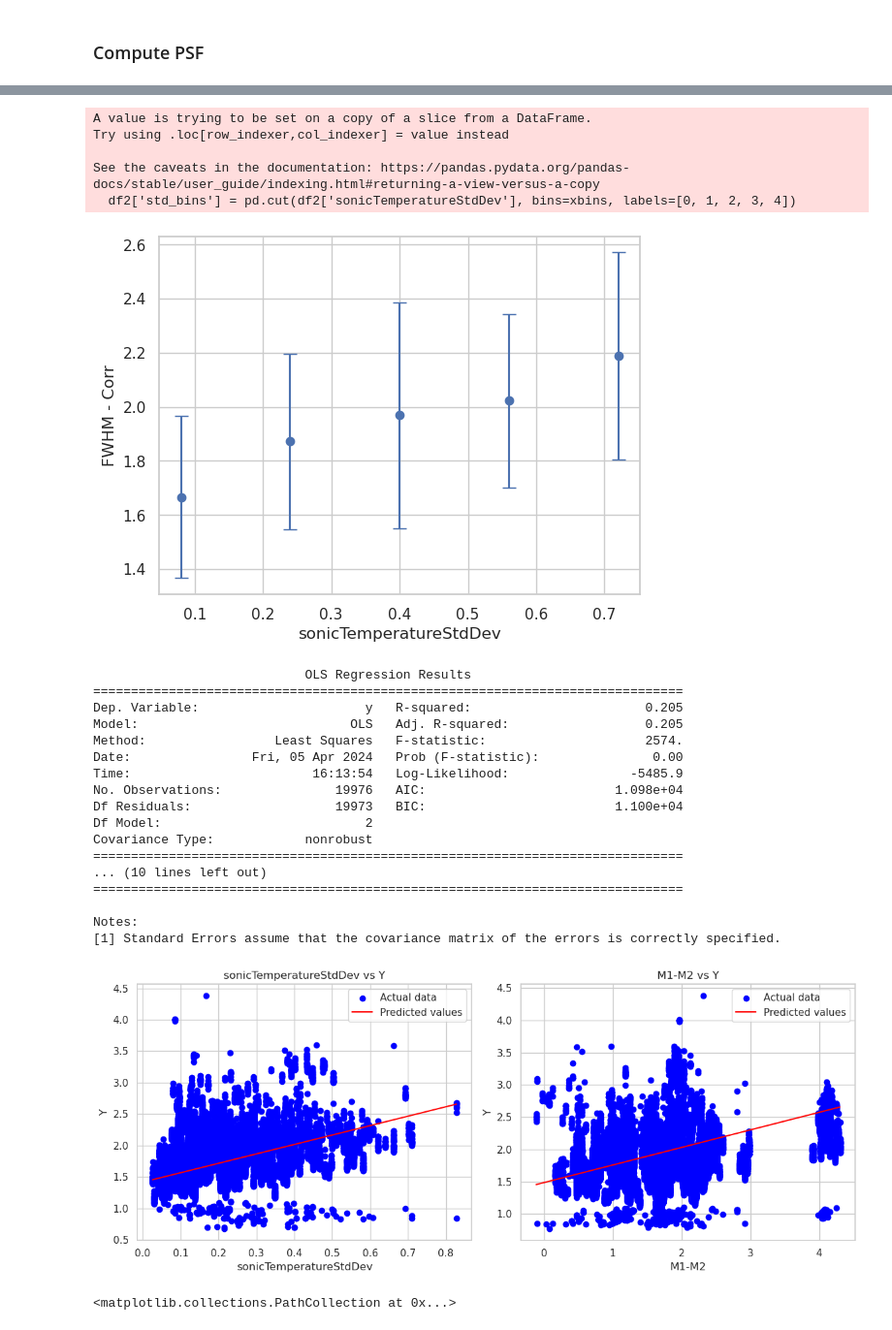
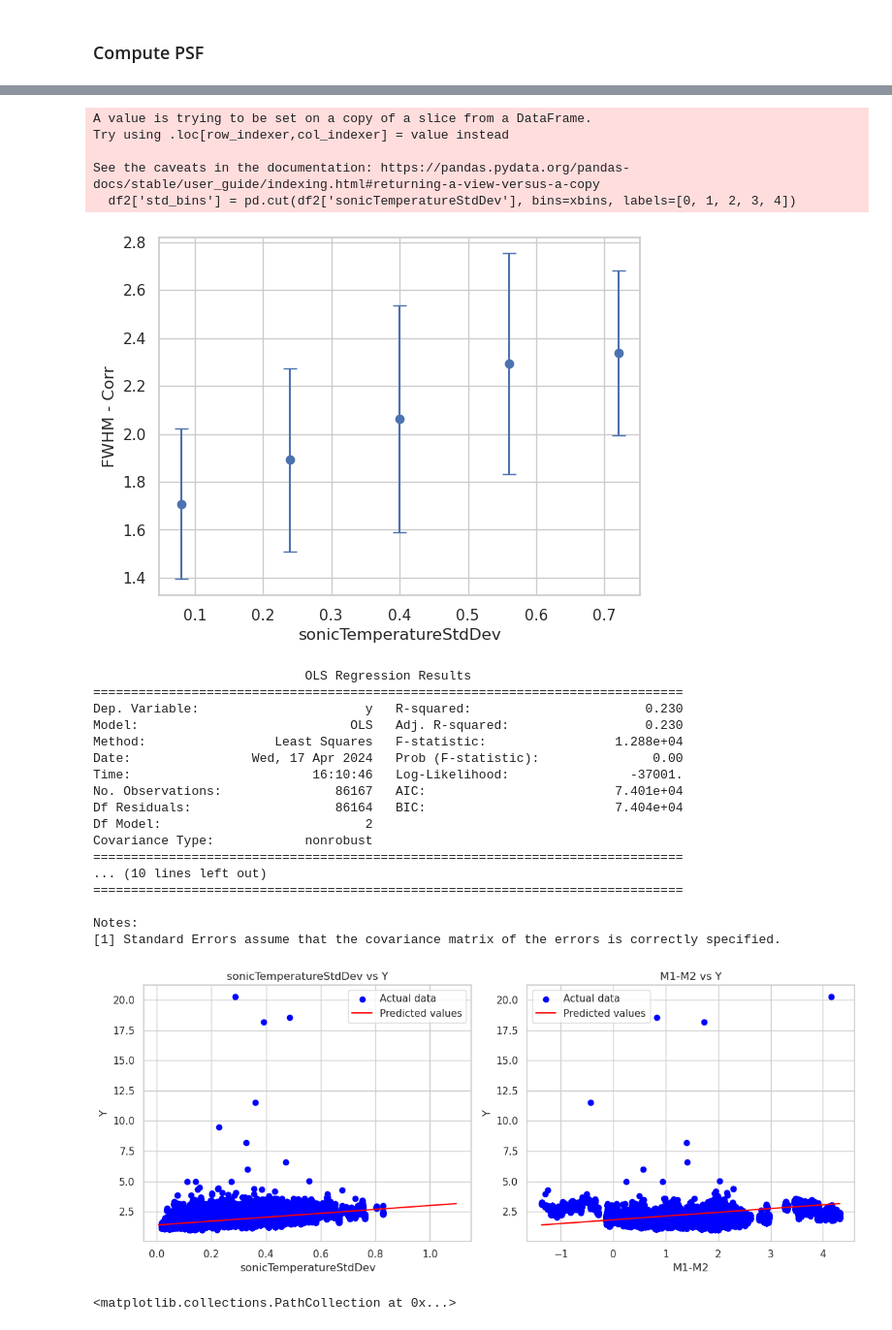
Before and after one commit to estevesjh/ImageQualityAuxTel, a Jupyter notebook: notebooks/query_collection.ipynb, the cells around one changed output, grey strips where cells are left out. Shown at 97% size. Drawn from its saved outputs; the diff is of its cells as text; code cells hidden in the pictures.

```diff
--- a/notebooks/query_collection.ipynb
+++ b/notebooks/query_collection.ipynb
@@ -45,0 +41,3 @@ Index(['ref_id', 'ref_coord_ra', 'ref_coord_dec', 'ref_phot_g_mean_flux',
+# %%
+import seaborn as sns
+sns.set_context('talk')
@@ -177,4 +199,4 @@ Index(['index', 'ref_id', 'ref_coord_ra', 'ref_coord_dec',
       dtype='object')
 # %%
-dstar['dT_M1_M2'] = dstar.temperatureItem0-dstar.temperatureItem2
+# dstar['dT_M1_M2'] = dstar.temperatureItem0-dstar.temperatureItem2
 # %%
@@ -271,7 +400,7 @@ xmean = 0.5*(xbins[1:]+xbins[:-1])
 df2['std_bins'] = pd.cut(df2['sonicTemperatureStdDev'], bins=xbins, labels=[0, 1, 2, 3, 4])
 
 # Group by x_bins and calculate mean and std dev
-grouped = df2.groupby('std_bins')['fwhm_corr'].agg(['mean', 'std'])
+grouped = df2.groupby('std_bins')['fwhm'].agg(['mean', 'std'])
 
 # Plotting
 plt.errorbar(xmean, grouped['mean'], yerr=grouped['std'], fmt='o', capsize=5)
@@ -287,4 +416,4 @@ Try using .loc[row_indexer,col_indexer] = value instead
 
 See the caveats in the documentation: https://pandas.pydata.org/pandas-docs/stable/user_guide/indexing.html#returning-a-view-versus-a-copy
   df2['std_bins'] = pd.cut(df2['sonicTemperatureStdDev'], bins=xbins, labels=[0, 1, 2, 3, 4])
-[figure, old version]
+[figure, new version]
@@ -349,21 +420,21 @@ def plot_fit_poly(x1,x2,y):
 # %%
-plot_fit_poly(np.array(dstar.sonicTemperatureStdDev), np.array(dstar.dT_M1_M2), np.array(dstar.fwhm_corr))
+plot_fit_poly(np.array(dstar.sonicTemperatureStdDev), np.array(dstar.deltaTempM1M2), np.array(dstar.fwhm))
 # %% [output]
                             OLS Regression Results
 ==============================================================================
-Dep. Variable:                      y   R-squared:                       0.205
-Model:                            OLS   Adj. R-squared:                  0.205
-Method:                 Least Squares   F-statistic:                     2574.
-Date:                Fri, 05 Apr 2024   Prob (F-statistic):               0.00
-Time:                        16:13:54   Log-Likelihood:                -5485.9
-No. Observations:               19976   AIC:                         1.098e+04
-Df Residuals:                   19973   BIC:                         1.100e+04
+Dep. Variable:                      y   R-squared:                       0.230
+Model:                            OLS   Adj. R-squared:                  0.230
+Method:                 Least Squares   F-statistic:                 1.288e+04
+Date:                Wed, 17 Apr 2024   Prob (F-statistic):               0.00
+Time:                        16:10:46   Log-Likelihood:                -37001.
+No. Observations:               86167   AIC:                         7.401e+04
+Df Residuals:                   86164   BIC:                         7.404e+04
 Df Model:                           2
 Covariance Type:            nonrobust
 ==============================================================================
 ... (10 lines left out)
 ==============================================================================
 
 Notes:
 [1] Standard Errors assume that the covariance matrix of the errors is correctly specified.
-[figure, old version]
+[figure, new version]
```
Also changed, not shown: parts of 37 cells of this notebook, 2 other files.
